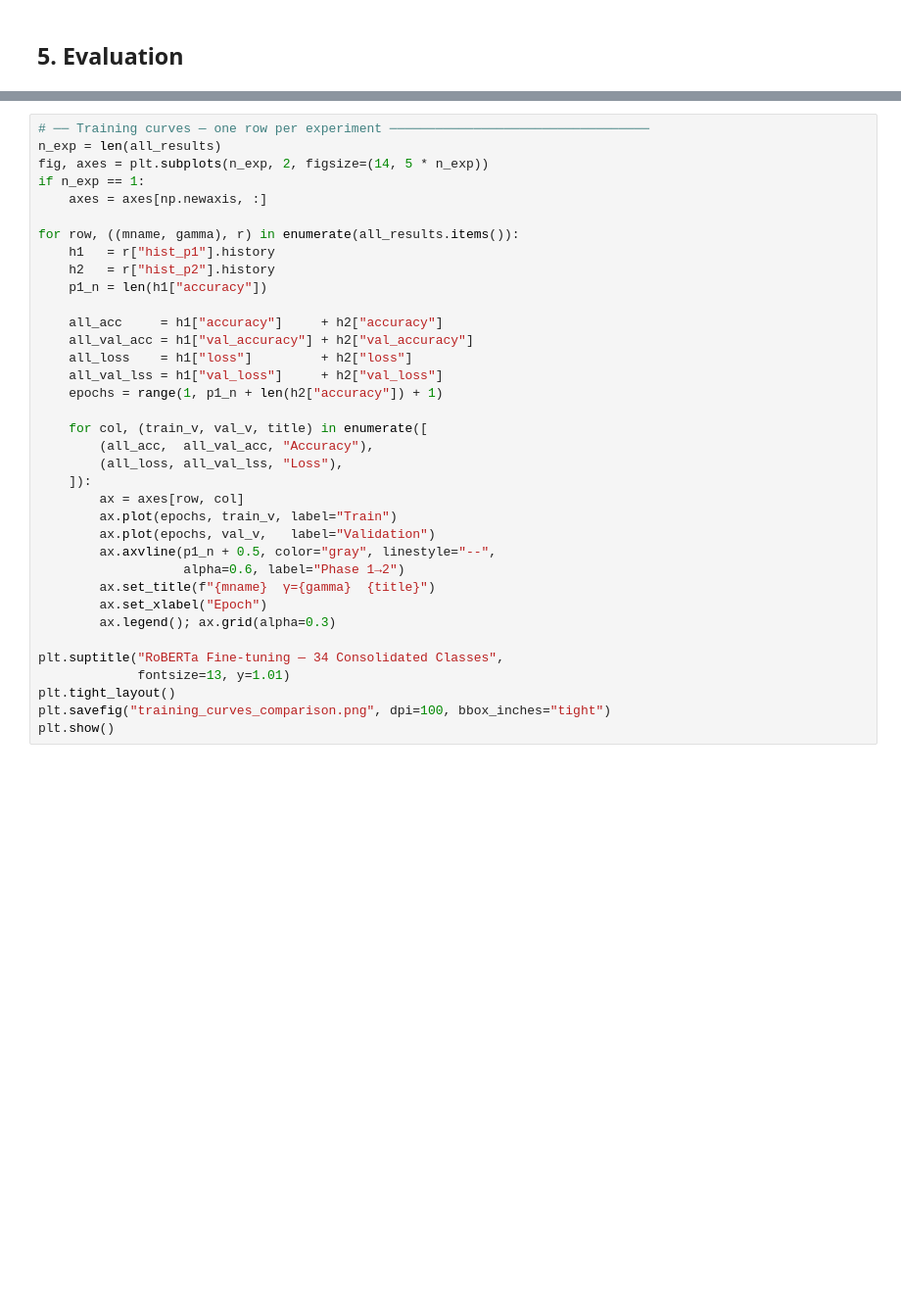
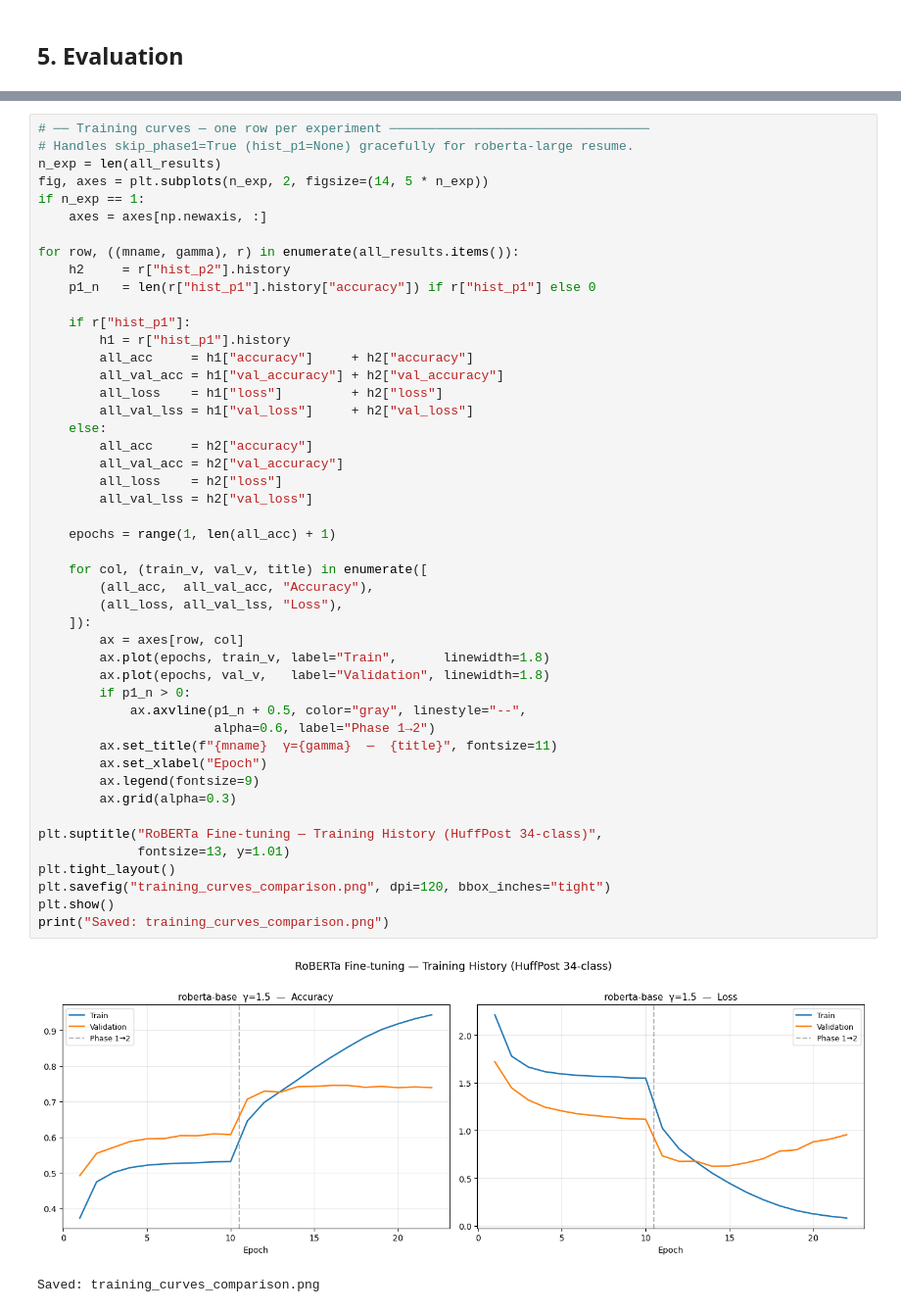
Before and after one commit to tolufas/dx703-team-20-project, a Jupyter notebook: Milestone_02_OPTIMAL_EXPERIMENTS.ipynb, the cells around one changed output, grey strips where cells are left out. Shown at 98% size. Cells and saved outputs as stored; diff of their text form; blank space fills up the shorter version.

```diff
--- a/Milestone_02_OPTIMAL_EXPERIMENTS.ipynb
+++ b/Milestone_02_OPTIMAL_EXPERIMENTS.ipynb
@@ -683,39 +744,53 @@ print(f"{'─'*76}")
 # %%
 # ── Training curves — one row per experiment ──────────────────────────────────
+# Handles skip_phase1=True (hist_p1=None) gracefully for roberta-large resume.
 n_exp = len(all_results)
 fig, axes = plt.subplots(n_exp, 2, figsize=(14, 5 * n_exp))
 if n_exp == 1:
     axes = axes[np.newaxis, :]
 
 for row, ((mname, gamma), r) in enumerate(all_results.items()):
-    h1   = r["hist_p1"].history
-    h2   = r["hist_p2"].history
-    p1_n = len(h1["accuracy"])
+    h2     = r["hist_p2"].history
+    p1_n   = len(r["hist_p1"].history["accuracy"]) if r["hist_p1"] else 0
 
-    all_acc     = h1["accuracy"]     + h2["accuracy"]
-    all_val_acc = h1["val_accuracy"] + h2["val_accuracy"]
-    all_loss    = h1["loss"]         + h2["loss"]
-    all_val_lss = h1["val_loss"]     + h2["val_loss"]
-    epochs = range(1, p1_n + len(h2["accuracy"]) + 1)
+    if r["hist_p1"]:
+        h1 = r["hist_p1"].history
+        all_acc     = h1["accuracy"]     + h2["accuracy"]
+        all_val_acc = h1["val_accuracy"] + h2["val_accuracy"]
+        all_loss    = h1["loss"]         + h2["loss"]
+        all_val_lss = h1["val_loss"]     + h2["val_loss"]
+    else:
+        all_acc     = h2["accuracy"]
+        all_val_acc = h2["val_accuracy"]
+        all_loss    = h2["loss"]
+        all_val_lss = h2["val_loss"]
+
+    epochs = range(1, len(all_acc) + 1)
 
     for col, (train_v, val_v, title) in enumerate([
         (all_acc,  all_val_acc, "Accuracy"),
         (all_loss, all_val_lss, "Loss"),
     ]):
         ax = axes[row, col]
-        ax.plot(epochs, train_v, label="Train")
-        ax.plot(epochs, val_v,   label="Validation")
-        ax.axvline(p1_n + 0.5, color="gray", linestyle="--",
-                   alpha=0.6, label="Phase 1→2")
-        ax.set_title(f"{mname}  γ={gamma}  {title}")
+        ax.plot(epochs, train_v, label="Train",      linewidth=1.8)
+        ax.plot(epochs, val_v,   label="Validation", linewidth=1.8)
+        if p1_n > 0:
+            ax.axvline(p1_n + 0.5, color="gray", linestyle="--",
+                       alpha=0.6, label="Phase 1→2")
+        ax.set_title(f"{mname}  γ={gamma}  —  {title}", fontsize=11)
         ax.set_xlabel("Epoch")
-        ax.legend(); ax.grid(alpha=0.3)
+        ax.legend(fontsize=9)
+        ax.grid(alpha=0.3)
 
-plt.suptitle("RoBERTa Fine-tuning — 34 Consolidated Classes",
+plt.suptitle("RoBERTa Fine-tuning — Training History (HuffPost 34-class)",
              fontsize=13, y=1.01)
 plt.tight_layout()
-plt.savefig("training_curves_comparison.png", dpi=100, bbox_inches="tight")
+plt.savefig("training_curves_comparison.png", dpi=120, bbox_inches="tight")
 plt.show()
+print("Saved: training_curves_comparison.png")
+# %% [output]
+[figure, added]
+Saved: training_curves_comparison.png
 # %%
 # ── Per-class F1: side-by-side comparison ────────────────────────────────────
 all_class_f1 = {}
```
Also changed, not shown: parts of 6 cells of this notebook, 3 other files.
